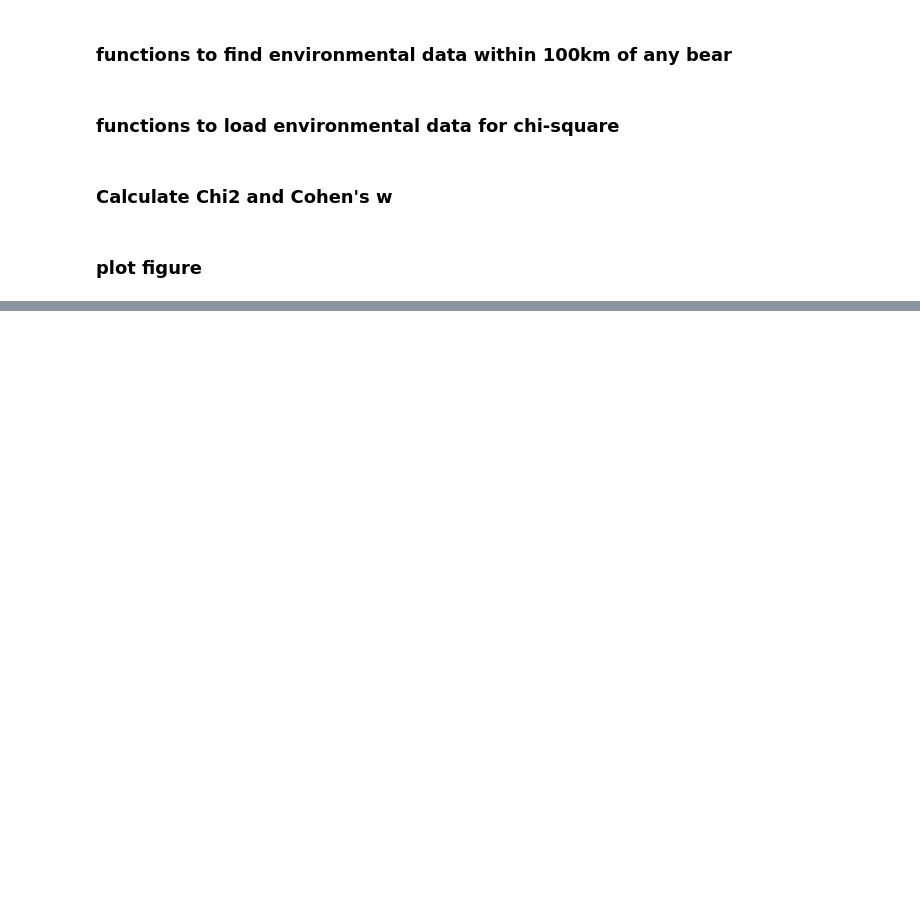
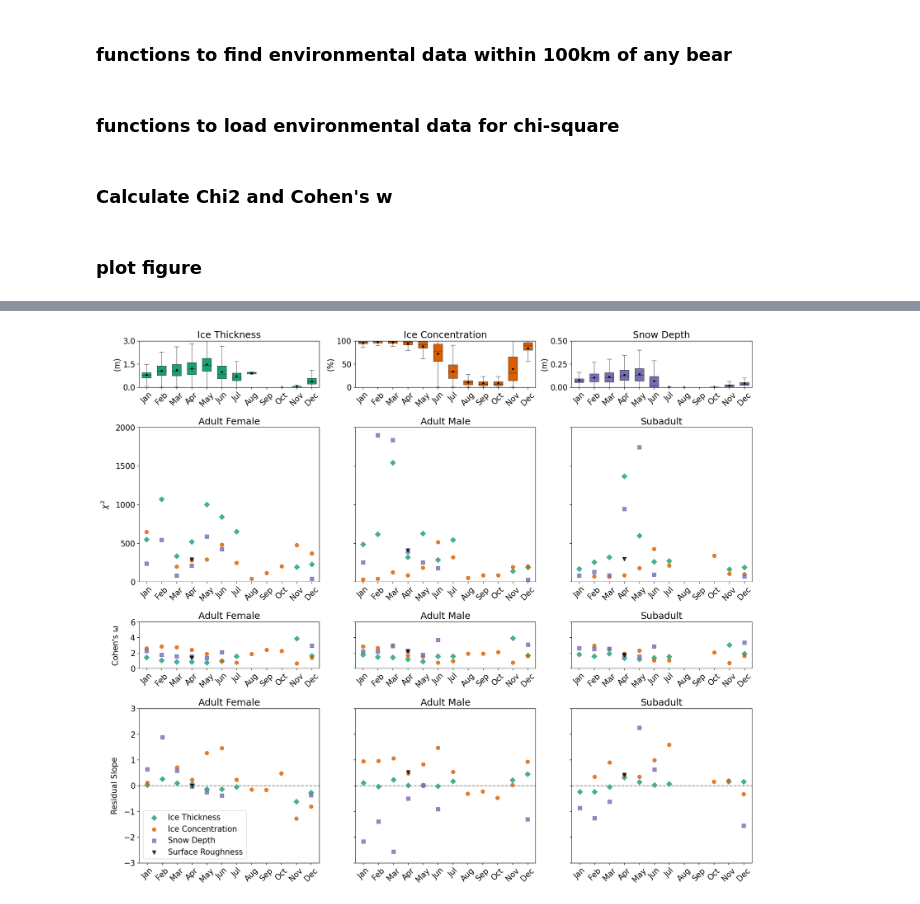
Before and after one commit to carmennab/bears_hb, a Jupyter notebook: main_figs/chi-square.ipynb, the cells around one changed output, grey strips where cells are left out. Saved outputs shown, nothing was run; the diff lists cells and outputs as text; code cells hidden in the pictures; blank space fills up the shorter version.

```diff
--- a/main_figs/chi-square.ipynb
+++ b/main_figs/chi-square.ipynb
@@ -506,0 +397,90 @@ plt.savefig(f'{figpath}chi-square.jpg',bbox_inches = "tight", dpi = 400)
+# %%
+titles = ['Adult Female', 'Adult Male', 'Subadult']
+variables = ['sit','sic','snow','sr']
+v_colors = ['#1b9e77','#d95f02','#7570b3','k']
+v_names = ['Ice Thickness','Ice Concentration','Snow Depth','Surface Roughness']
+v_markers = ['D','o','s','v']
+a_ys = [3,100,0.5]
+mean_units = ['(m)','(%)','(m)']
+
+spec = gridspec.GridSpec(ncols=3, nrows=4,hspace=0.4,wspace=0.2,height_ratios=[1.5,5,1.5,5])
+fig = plt.figure(figsize=(21,18))
+plt.rcParams.update({'font.size': 15})
+
+### mean values
+for c,var in enumerate([monthly_sits,monthly_sics,monthly_snows]):
+    ax = fig.add_subplot(spec[c])
+    box = ax.boxplot(var, positions = np.arange(1,13),widths=0.6, patch_artist=True,
+            showfliers=False, showmeans = True,
+            medianprops={"color": "black", "linewidth": 0.5},
+            meanprops={"markerfacecolor": "black","markeredgecolor": "black", "marker": 'o',"markersize":'3'},
+            boxprops={"facecolor": v_colors[c], "edgecolor": "black",
+                      "linewidth": 0.5},
+            whiskerprops={"color": "black", "linewidth": 0.5},
+            capprops={"color": "black", "linewidth": 0.5})
+    ax.set_xticklabels(month_names,rotation=45)
+    ax.set_xlim([0.5,12.5])
+    ax.set_ylim([0,a_ys[c]])
+    ax.set_yticks([0,a_ys[c]/2,a_ys[c]])
+    ax.set_ylabel( mean_units[c])
+    ax.set_title(v_names[c])
+
+### chi-square
+for c,group in enumerate([1,2,3]):
+    chi2_all = chi2_group[c]
+    ax = fig.add_subplot(spec[c+3])
+    for var,col,mar,lab in zip(variables,v_colors,v_markers,v_names):
+        ax.scatter(np.arange(1,13),chi2_all[var],c=col,marker=mar,label=lab,s=50,alpha=0.8)
+
+    ax.set_xticks(np.arange(1,13))
+    ax.set_xticklabels(month_names,rotation=45)
+    ax.set_xlim([0.5,12.5])
+    ax.set_ylim([0,2000])
+    ax.set_yticks([0,500,1000,1500,2000])
+    if c == 0:
+        ax.set_ylabel('$\u03C7^2$',labelpad=10)
+    ax.set_title(titles[c])
+    if c > 0:
+        ax.set_yticklabels([])
+    ax.set_xticks(np.arange(1,13))
+
+### cohen's w
+for c,group in enumerate([1,2,3]):
+    cohens_all = cohens_group[c]
+    ax = fig.add_subplot(spec[c+6])
+
+    for var,col,mar,lab in zip(variables,v_colors,v_markers,v_names):
+        ax.scatter(np.arange(1,13),cohens_all[var],c=col,marker=mar,label=lab,s=50,alpha=0.8)
+    ax.set_xticks(np.arange(1,13))
+    ax.set_xticklabels(month_names,rotation=45)
+    if c == 0:
+        ax.set_ylabel("Cohen's \u03C9",labelpad=20)
+    ax.set_ylim([0,6])
+    if c > 0:
+        ax.set_yticklabels([])
+    ax.set_yticks([0,2,4,6])
+    ax.set_xlim([0.5,12.5])
+    ax.set_title(titles[c])
+
+### residuals
+for c,group in enumerate([1,2,3]):
+    res_all = res_group[c]
+    ax = fig.add_subplot(spec[c+9])
+
+    for var,col,mar,lab in zip(variables,v_colors,v_markers,v_names):
+        ax.scatter(np.arange(1,13),res_all[var],c=col,marker=mar,label=lab,s=50,alpha=0.8)
+    ax.set_xticks(np.arange(1,13))
+    ax.set_xticklabels(month_names,rotation=45)
+    if c == 0:
+        ax.set_ylabel("Residual Slope",labelpad=10)
+    ax.set_ylim([-3,3])
+    if c > 0:
+        ax.set_yticklabels([])
+    ax.axhline(0,c='grey',linestyle='--')
+    if c == 0:
+        ax.legend(loc='lower left',ncol=1)
+    ax.set_title(titles[c])
+
+plt.savefig(f'{figpath}chi-square.jpg',bbox_inches = "tight", dpi = 400)
+# %% [output]
+[figure, added]
```
Also changed, not shown: parts of 3 cells of this notebook, 5 other files.
